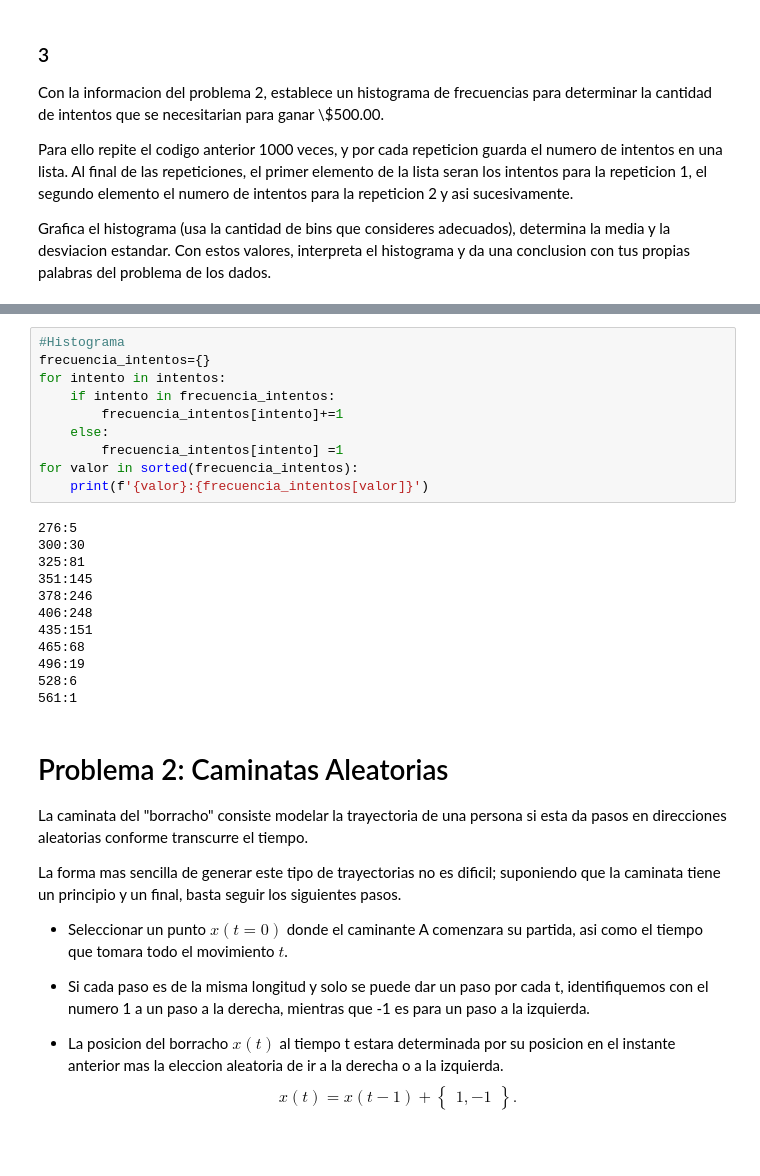
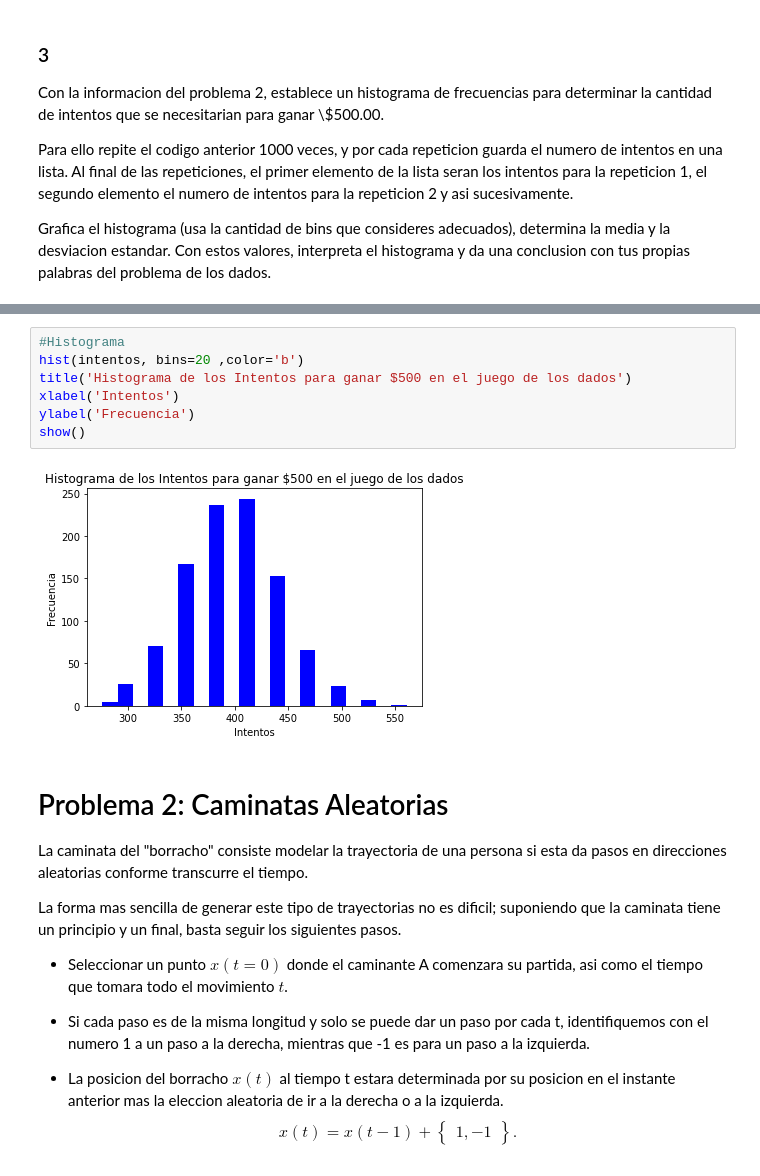
Before and after one commit to AndresAVargas/Fisica_Computacional, a Jupyter notebook: Tareas/Tarea1_FC_2022-2.ipynb, the cells around one changed output, grey strips where cells are left out. Cells and saved outputs as stored; diff of their text form.

```diff
--- a/Tareas/Tarea1_FC_2022-2.ipynb
+++ b/Tareas/Tarea1_FC_2022-2.ipynb
@@ -145,25 +147,12 @@ print(intentos)
-# %%
-#Histograma
-frecuencia_intentos={}
-for intento in intentos:
-    if intento in frecuencia_intentos:
-        frecuencia_intentos[intento]+=1
-    else:
-        frecuencia_intentos[intento] =1
-for valor in sorted(frecuencia_intentos):
-    print(f'{valor}:{frecuencia_intentos[valor]}')
-# %% [output]
-276:5
-300:30
-325:81
-351:145
-378:246
-406:248
-435:151
-465:68
-496:19
-528:6
-561:1
+# %%
+#Histograma
+hist(intentos, bins=20 ,color='b')
+title('Histograma de los Intentos para ganar $500 en el juego de los dados')
+xlabel('Intentos')
+ylabel('Frecuencia')
+show()
+# %% [output]
+[figure, added]
 # %% [markdown]
 # Problema 2: Caminatas Aleatorias
 
```
Also changed, not shown: parts of 2 cells of this notebook.
